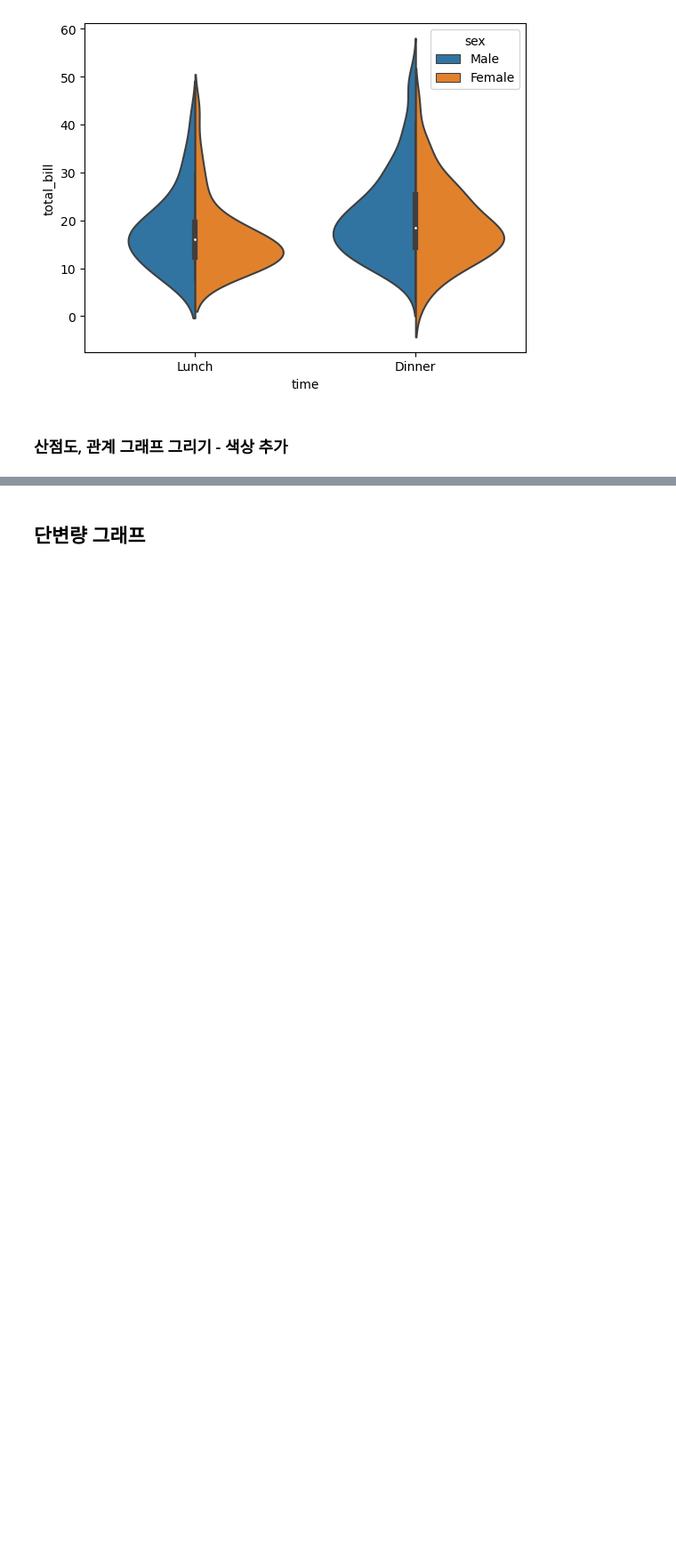
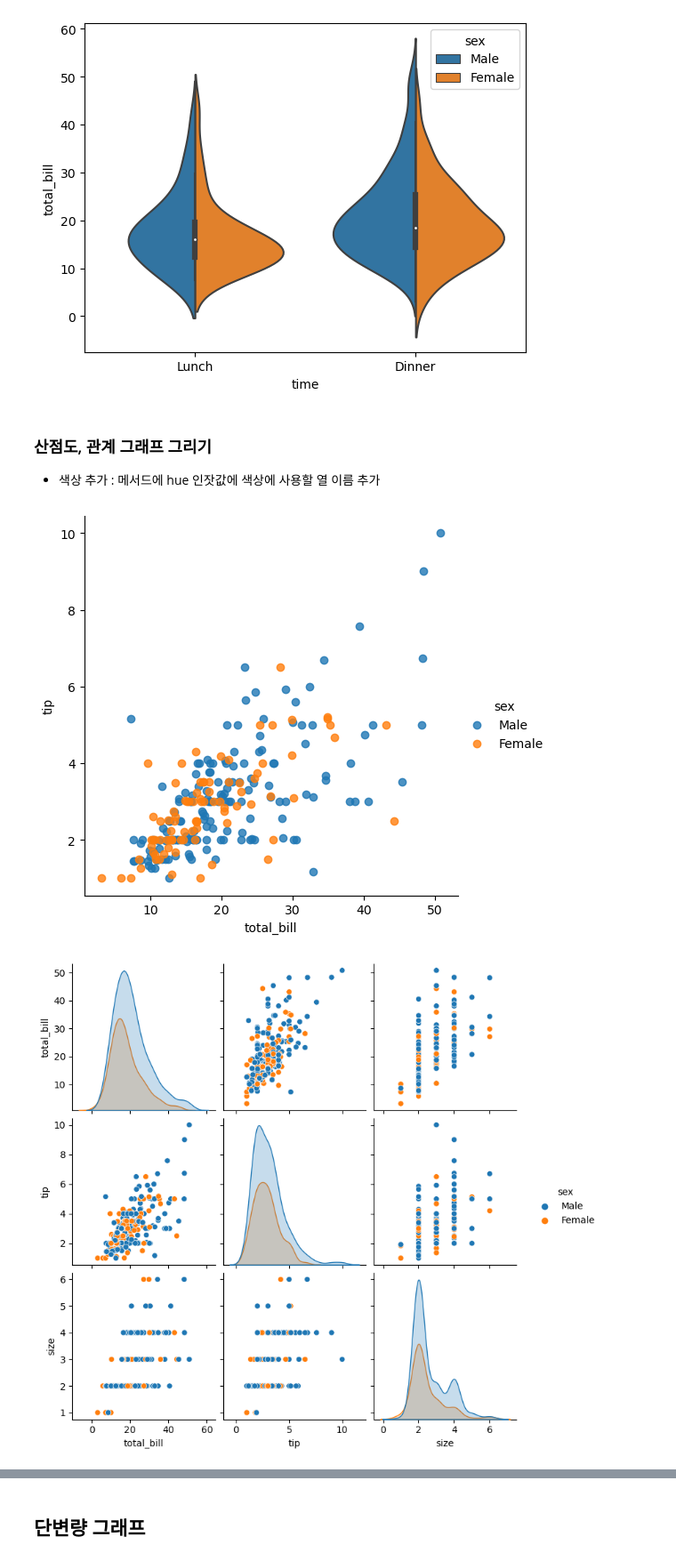
Before and after one commit to minimini9951/Python-Study, a Jupyter notebook: Do it Pandas.ipynb, the cells around one changed output, grey strips where cells are left out. Shown at 89% size. Cells and saved outputs as stored; diff of their text form; code cells hidden in the pictures; blank space fills up the shorter version.

Commit message:
Learn Pandas graph

```diff
--- a/Do it Pandas.ipynb
+++ b/Do it Pandas.ipynb
@@ -217,4 +221,12 @@ ax = sns.violinplot(x='time', y='total_bill', hue='sex', data=tips, split=True)
 # %% [output]
 [figure]
 # %% [markdown]
-### 산점도, 관계 그래프 그리기 - 색상 추가
+### 산점도, 관계 그래프 그리기
+- 색상 추가 : 메서드에 hue 인잣값에 색상에 사용할 열 이름 추가
+# %%
+scatter = sns.lmplot(x='total_bill', y='tip', data=tips,
+                     hue='sex', fit_reg=False)
+fig = sns.pairplot(tips, hue='sex')
+# %% [output]
+[figure, added]
+[figure, added]
```
Also changed, not shown: parts of 27 cells of this notebook.
